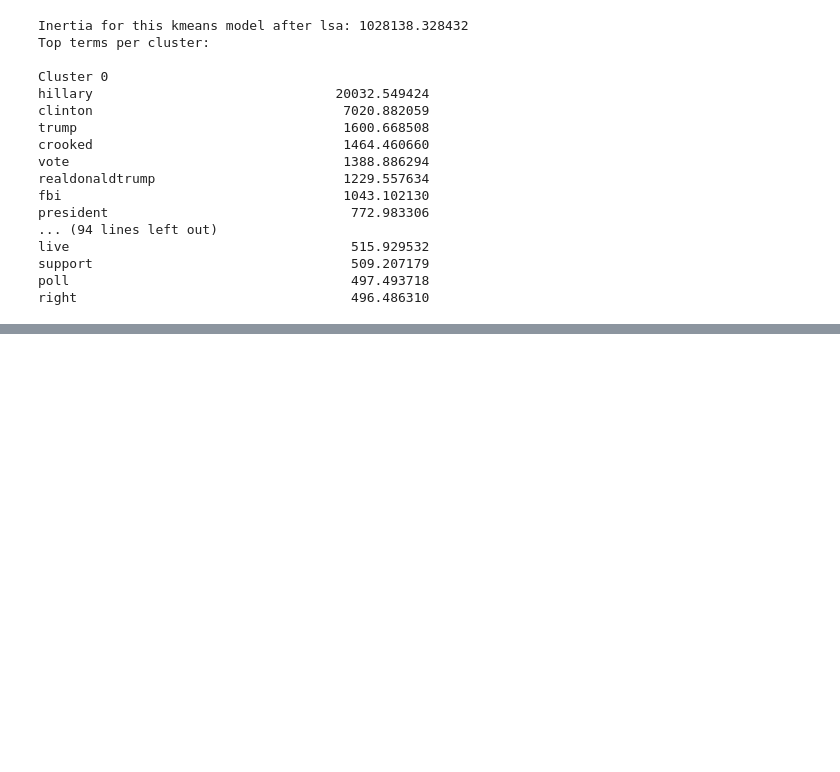
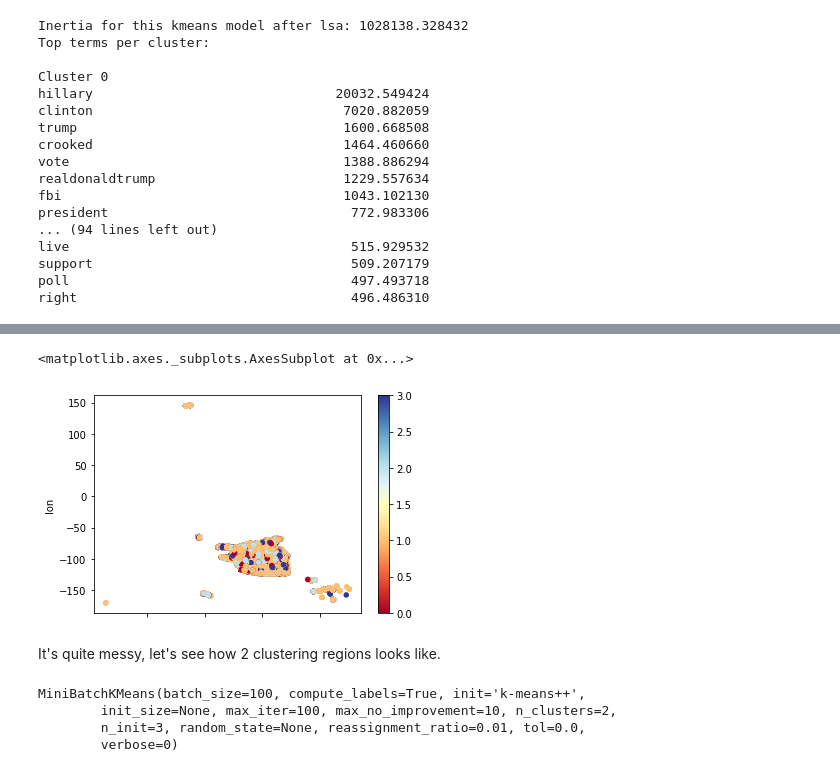
Before and after one commit to gpcarr/twitter_data_analysis, a Jupyter notebook: clusters.ipynb, the cells around one changed output, grey strips where cells are left out. Drawn from its saved outputs; the diff is of its cells as text; code cells hidden in the pictures; blank space fills up the shorter version.

```diff
--- a/clusters.ipynb
+++ b/clusters.ipynb
@@ -304,0 +334,15 @@ right                                   496.486310
+# %%
+location.plot.scatter(x='lat', y='lon', c=kmeans.labels_, cmap='RdYlBu')
+# %% [output]
+<matplotlib.axes._subplots.AxesSubplot at 0x...>
+[figure, added]
+# %% [markdown]
+It's quite messy, let's see how 2 clustering regions looks like.
+# %%
+kmeans = MiniBatchKMeans(n_clusters=2) # faster kmeans algorithm
+kmeans.fit(matrix)
+# %% [output]
+MiniBatchKMeans(batch_size=100, compute_labels=True, init='k-means++',
+        init_size=None, max_iter=100, max_no_improvement=10, n_clusters=2,
+        n_init=3, random_state=None, reassignment_ratio=0.01, tol=0.0,
+        verbose=0)
```
Also changed, not shown: parts of 8 cells of this notebook.
